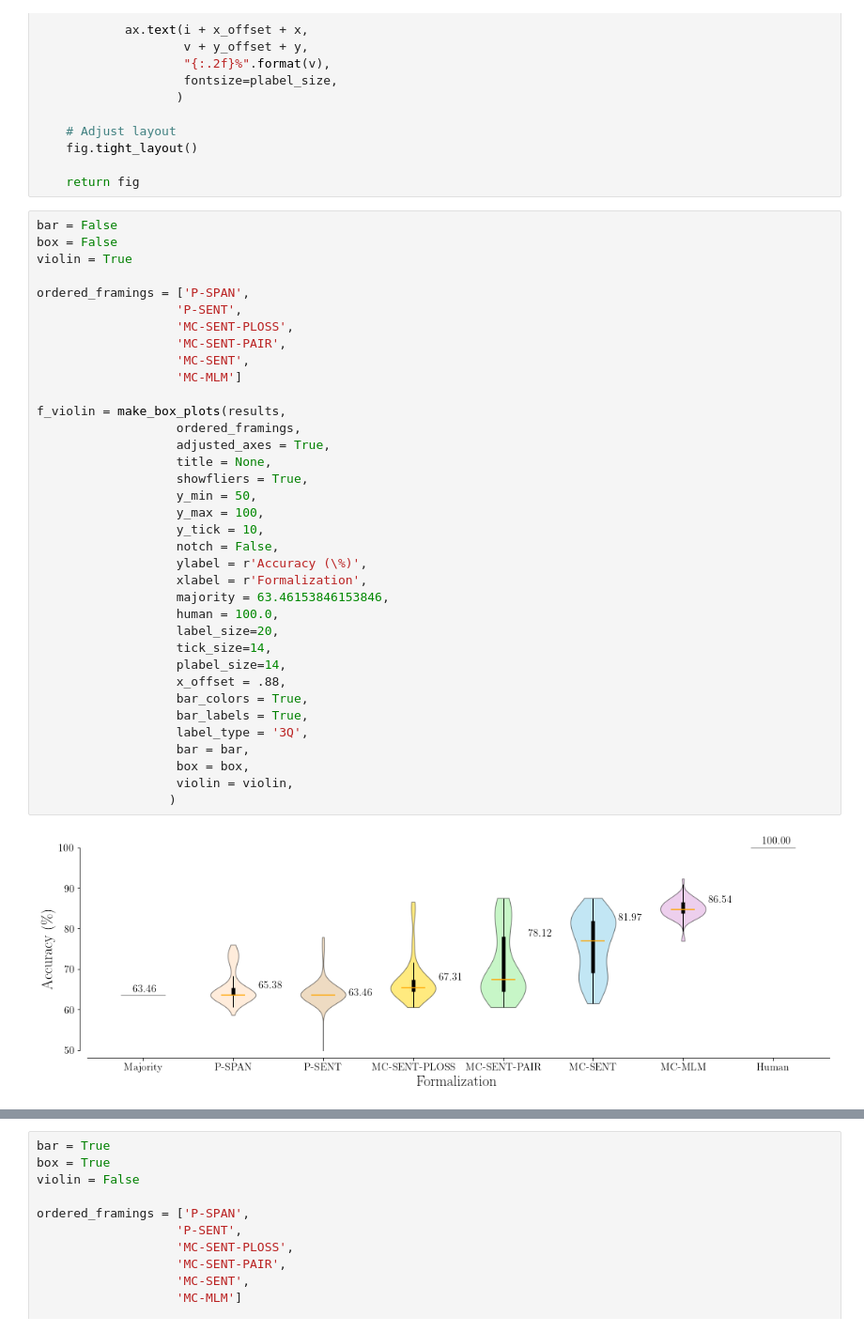
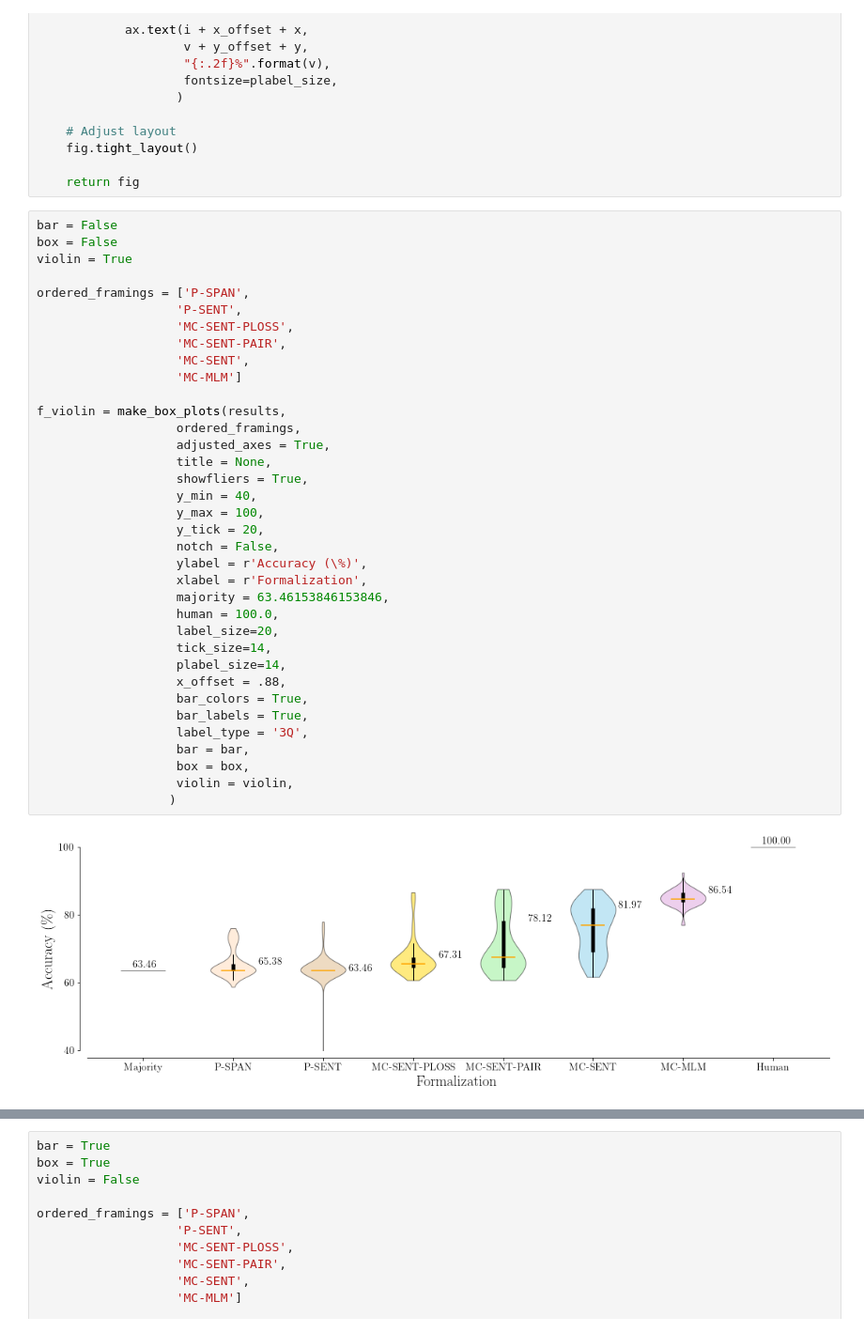
Before and after one commit to nyu-mll/wsc-formalizations, a Jupyter notebook: analysis/wsc-spacy-analysis.ipynb, the cells around one changed output, grey strips where cells are left out. Shown: that part at 94% size. Saved outputs shown, nothing was run; the diff lists cells and outputs as text.

```diff
--- a/analysis/wsc-spacy-analysis.ipynb
+++ b/analysis/wsc-spacy-analysis.ipynb
@@ -256,36 +256,36 @@ violin = True
 ordered_framings = ['P-SPAN',
                    'P-SENT',
                    'MC-SENT-PLOSS',
                    'MC-SENT-PAIR',
                    'MC-SENT',
                    'MC-MLM']
 
 f_violin = make_box_plots(results,
                    ordered_framings,
                    adjusted_axes = True,
                    title = None,
                    showfliers = True,
-                   y_min = 50,
+                   y_min = 40,
                    y_max = 100,
-                   y_tick = 10,
+                   y_tick = 20,
                    notch = False,
                    ylabel = r'Accuracy (\%)',
                    xlabel = r'Formalization',
                    majority = 63.46153846153846,
                    human = 100.0,
                    label_size=20,
                    tick_size=14,
                    plabel_size=14,
                    x_offset = .88,
                    bar_colors = True,
                    bar_labels = True,
                    label_type = '3Q',
                    bar = bar,
                    box = box,
                    violin = violin,
                   )
 # %% [output]
-[figure, old version]
+[figure, new version]
 # %%
 bar = False
 box = True
```
Also changed, not shown: parts of 1 cell of this notebook, 13 other files.
